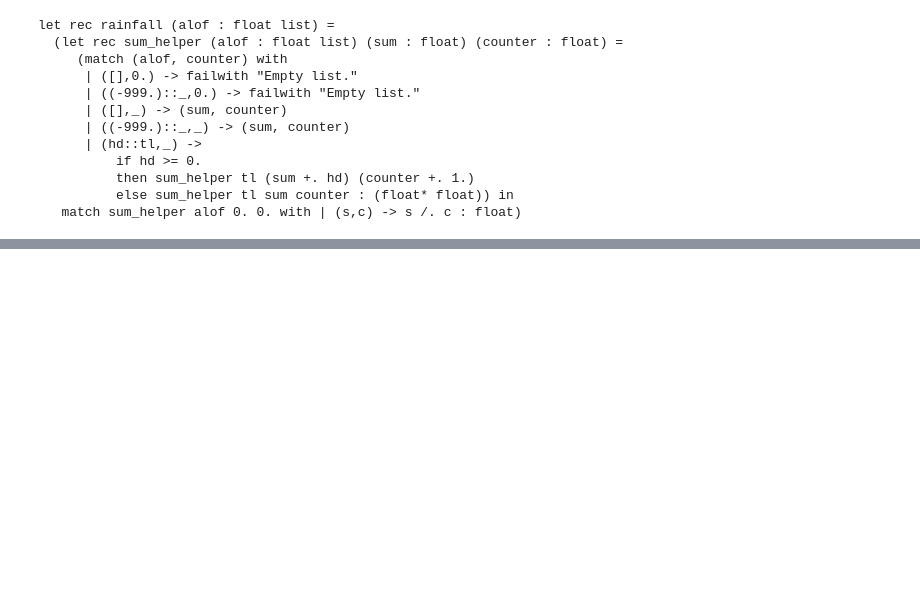
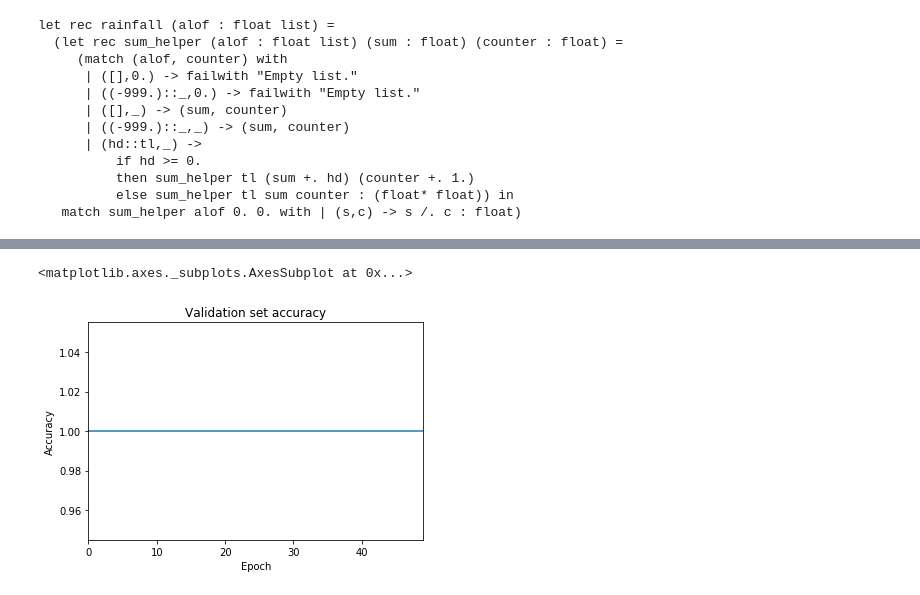
Before and after one commit to willcrichton/autoplan, a Jupyter notebook: notebooks/rainfall/levenshtein_distance.ipynb, the cells around one changed output, grey strips where cells are left out. Drawn from its saved outputs; the diff is of its cells as text; code cells hidden in the pictures; blank space fills up the shorter version.

```diff
--- a/notebooks/rainfall/levenshtein_distance.ipynb
+++ b/notebooks/rainfall/levenshtein_distance.ipynb
@@ -267,0 +152,5 @@ for i in edit_distance:
+# %%
+plot_accuracy(val_eval, title='Validation set accuracy')
+# %% [output]
+<matplotlib.axes._subplots.AxesSubplot at 0x...>
+[figure, added]
```
Also changed, not shown: parts of 43 cells of this notebook.
